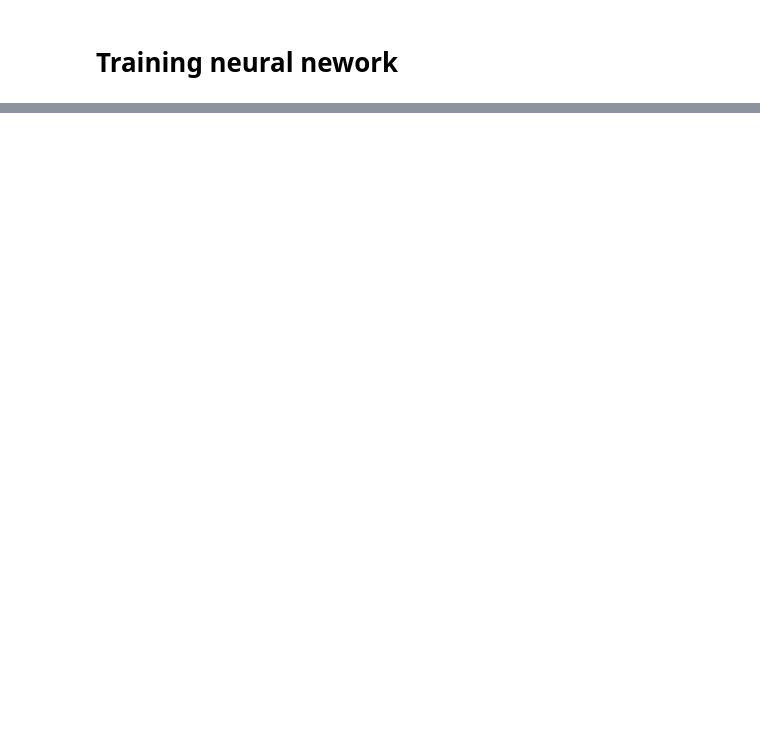
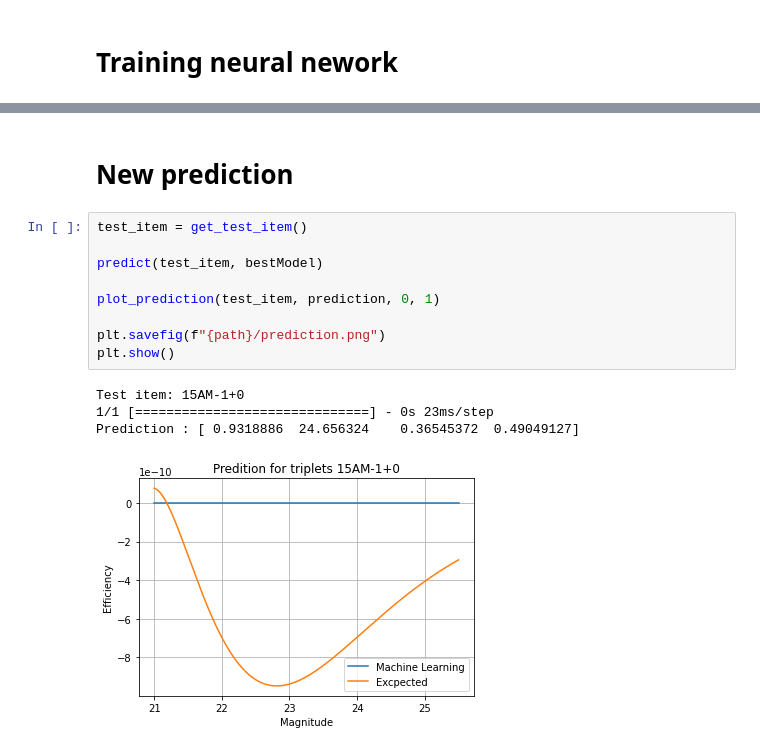
Before and after one commit to Leirof/M1-TNO_Detection_Efficiency, a Jupyter notebook: train_ai.ipynb, the cells around one changed output, grey strips where cells are left out. Saved outputs shown, nothing was run; the diff lists cells and outputs as text; blank space fills up the shorter version.

```diff
--- a/train_ai.ipynb
+++ b/train_ai.ipynb
@@ -262,0 +294,16 @@ ValueError: in user code:
+# %% [markdown]
+# New prediction
+# %%
+test_item = get_test_item()
+
+predict(test_item, bestModel)
+
+plot_prediction(test_item, prediction, 0, 1)
+
+plt.savefig(f"{path}/prediction.png")
+plt.show()
+# %% [output]
+Test item: 15AM-1+0
+1/1 [==============================] - 0s 23ms/step
+Prediction : [ 0.9318886  24.656324    0.36545372  0.49049127]
+[figure, added]
```
Also changed, not shown: parts of 6 cells of this notebook, 26 other files.
